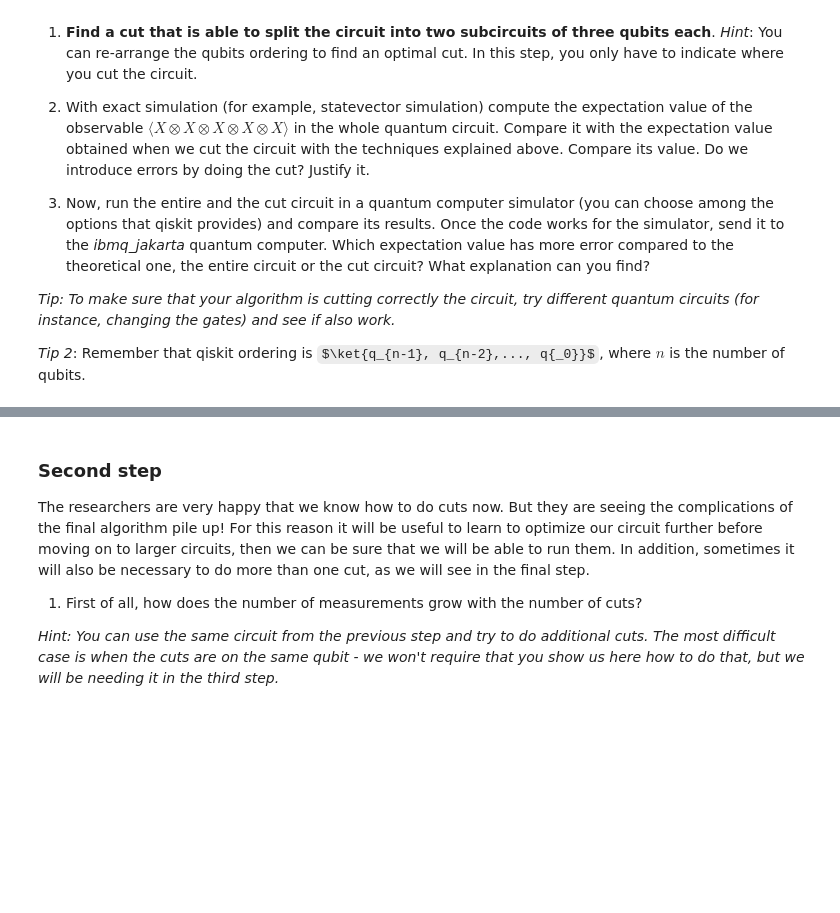
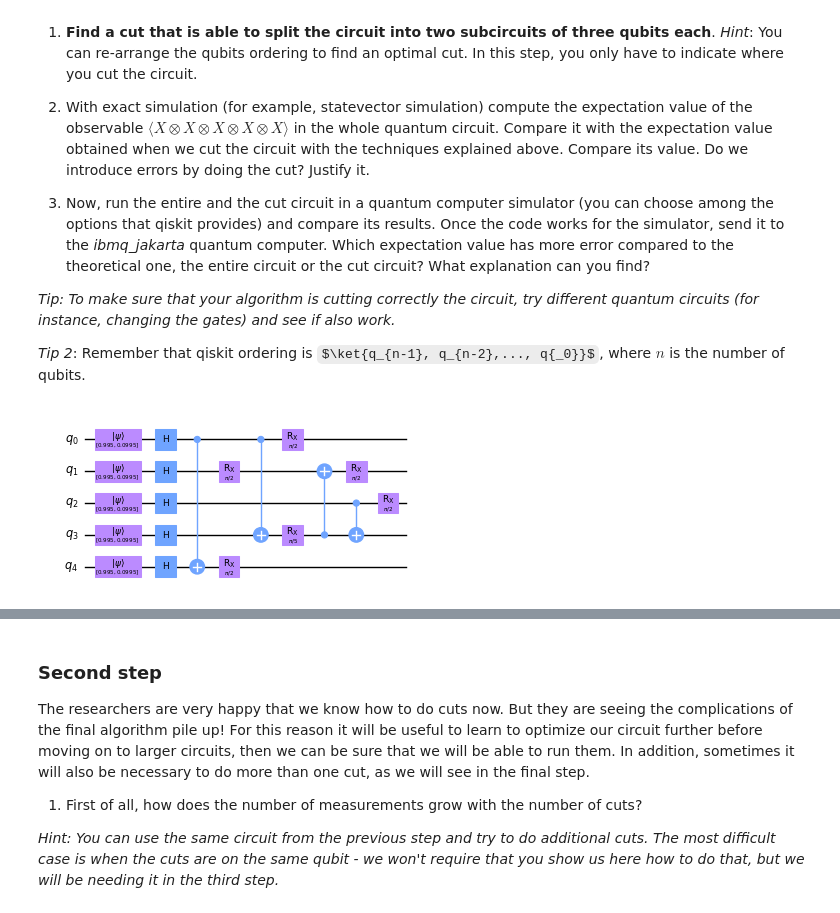
Before and after one commit to QuantumBarcelona/Qiskit-Hackathon-BCN, a Jupyter notebook: challenges/BSC_challenge.ipynb, the cells around one changed output, grey strips where cells are left out. Cells and saved outputs as stored; diff of their text form; code cells hidden in the pictures; some formulas as TeX source; blank space fills up the shorter version.

```diff
--- a/challenges/BSC_challenge.ipynb
+++ b/challenges/BSC_challenge.ipynb
@@ -126,0 +138,24 @@ We have the following quantum circuit:
+# %%
+from qiskit import QuantumCircuit
+
+num_qubits = 5
+circ = QuantumCircuit(num_qubits)
+vector = [10,1]
+initial_state = vector/np.linalg.norm(vector)
+for i in range(num_qubits):
+    circ.initialize(initial_state, i)
+circ.h([0,1,2,3,4])
+circ.cx(0,4)
+circ.rx(np.pi/2, [1])
+circ.rx(np.pi/2, [4])
+circ.cx(0,3)
+circ.rx(np.pi/2, [0])
+circ.rx(np.pi/5, [3])
+circ.cx( 3,1)
+circ.rx(np.pi/2, [1])
+circ.cx(2,3)
+circ.rx(np.pi/2, [2])
+
+circ.draw("mpl", fold=-1, scale=0.7)
+# %% [output]
+[figure, added]
```
Also changed, not shown: parts of 17 cells of this notebook.
